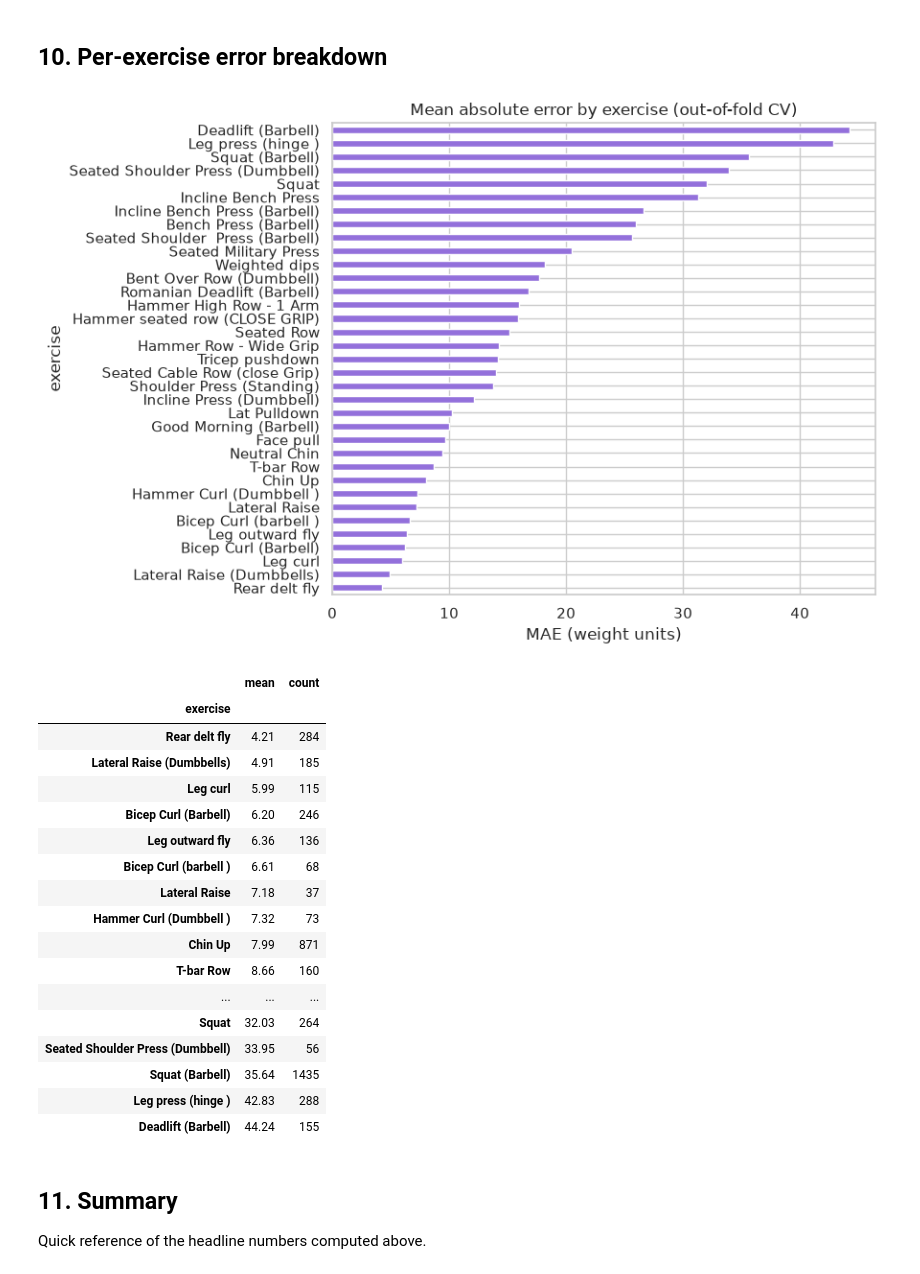
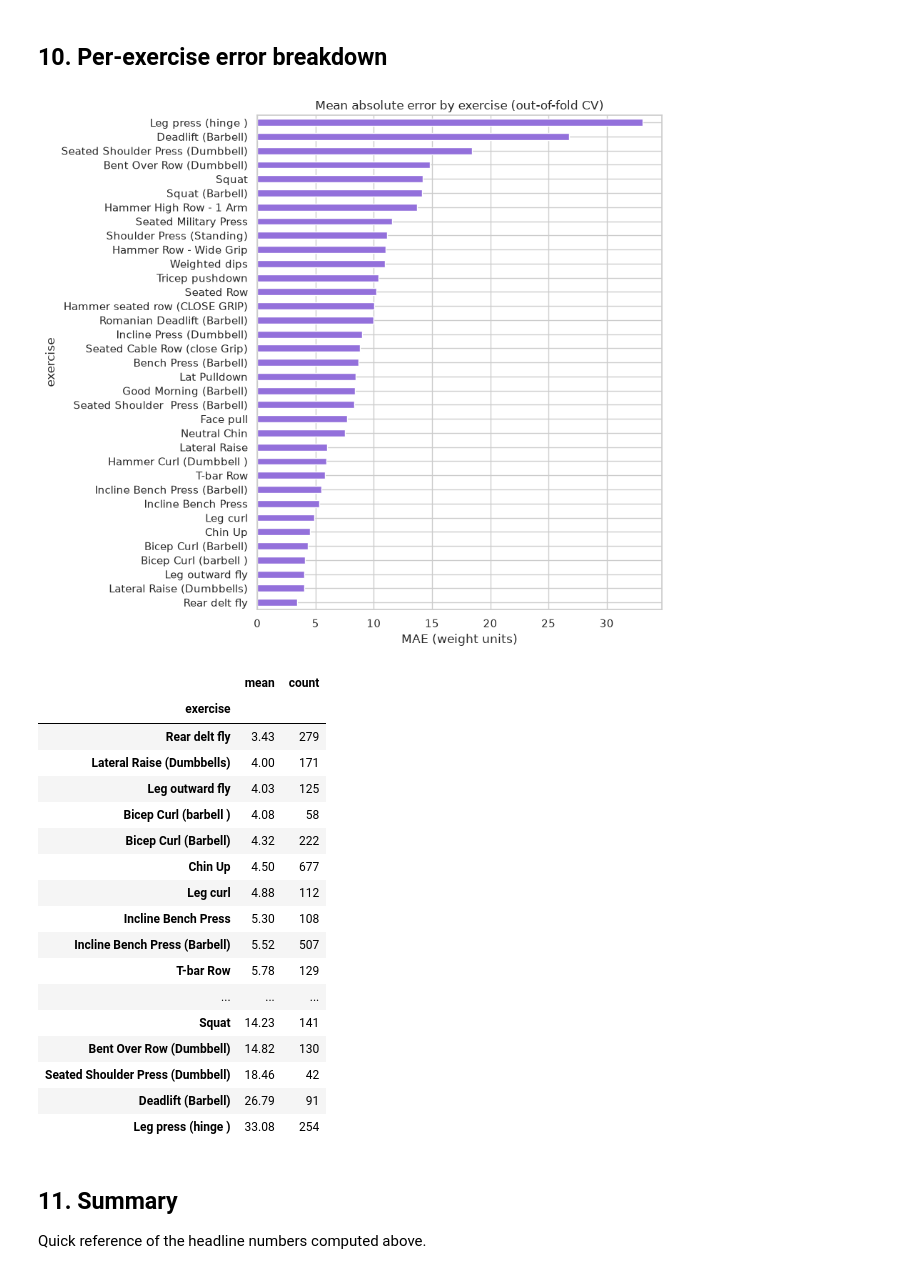
Before and after one commit to Agrovate/workout-ai, a Jupyter notebook: model_metrics.ipynb, the cells around one changed output. Drawn from its saved outputs; the diff is of its cells as text; code cells hidden in the pictures.

```diff
--- a/model_metrics.ipynb
+++ b/model_metrics.ipynb
@@ -253,16 +262,20 @@ plt.show()
 # %%
+from sklearn.model_selection import GroupKFold
+
 assert len(y_arr) >= MIN_TRAIN_SAMPLES, "Not enough data for ML mode — seed more workouts first."
 
 X = X_df.values
-cv_k = min(5, max(3, len(y_arr) // 20))
-kf = KFold(n_splits=cv_k, shuffle=True, random_state=42)
+groups = meta_df["session_id"].values
+cv_k = min(5, max(3, len(y_arr) // 20), meta_df["session_id"].nunique())
+gkf = GroupKFold(n_splits=cv_k)
+split = list(gkf.split(X, y_arr, groups))
 
-rmse_scores = -cross_val_score(_build_sklearn_pipeline(), X, y_arr, scoring="neg_root_mean_squared_error", cv=kf)
-mae_scores  = -cross_val_score(_build_sklearn_pipeline(), X, y_arr, scoring="neg_mean_absolute_error", cv=kf)
-r2_scores   =  cross_val_score(_build_sklearn_pipeline(), X, y_arr, scoring="r2", cv=kf)
+rmse_scores = -cross_val_score(_build_sklearn_pipeline(), X, y_arr, scoring="neg_root_mean_squared_error", cv=split)
+mae_scores  = -cross_val_score(_build_sklearn_pipeline(), X, y_arr, scoring="neg_mean_absolute_error", cv=split)
+r2_scores   =  cross_val_score(_build_sklearn_pipeline(), X, y_arr, scoring="r2", cv=split)
 
 metrics_df = pd.DataFrame({"RMSE": rmse_scores, "MAE": mae_scores, "R2": r2_scores})
-metrics_df.index.name = f"fold (k={cv_k})"
+metrics_df.index.name = f"fold (k={cv_k}, grouped by session)"
 metrics_df.loc["mean"] = metrics_df.mean()
 metrics_df.loc["std"]  = metrics_df.iloc[:-1].std()
 metrics_df.round(3)
@@ -279,5 +292,5 @@ metrics_df.round(3)
 # %%
-y_pred_cv = cross_val_predict(_build_sklearn_pipeline(), X, y_arr, cv=kf)
+y_pred_cv = cross_val_predict(_build_sklearn_pipeline(), X, y_arr, cv=split)
 
 fig, axes = plt.subplots(1, 2, figsize=(14, 5.5))
 
@@ -293,7 +306,7 @@ residuals = y_pred_cv - y_arr
 sns.histplot(residuals, bins=30, ax=axes[1], color="slateblue")
 axes[1].axvline(0, color="red", linestyle="--")
 axes[1].set_title(f"Residuals (mean={residuals.mean():.2f}, std={residuals.std():.2f})")
-axes[1].set_xlabel("Predicted − actual")
+axes[1].set_xlabel("Predicted - actual")
 
 plt.tight_layout()
 fig.savefig(PLOTS_DIR / "predicted_vs_actual_and_residuals.png", dpi=150, bbox_inches="tight")
@@ -368,59 +395,44 @@ plt.show()
 # %% [markdown]
 ## 10. Per-exercise error breakdown
 # %%
-ex_names = [str(r.get("exercise_name") or "") for r in records if r.get("weight") is not None]
-# align exercise names to X/y rows: build_training_dataset iterates per-exercise in insertion
-# order, so recompute alongside to keep indices in sync.
-from app.ml.features import build_training_dataset as _btd
-
-by_exercise = {}
-for r in records:
-    ex = str(r.get("exercise_name") or "")
-    if ex:
-        by_exercise.setdefault(ex, []).append(r)
-
-row_exercise = []
-for ex, recs in by_exercise.items():
-    recs_sorted = sorted(recs, key=lambda r: (str(r.get("date") or ""), int(r.get("set_order") or 0)))
-    for i, rec in enumerate(recs_sorted):
-        if rec.get("weight") is None or i == 0:
-            continue
-        row_exercise.append(ex)
-
-err_df = pd.DataFrame({"exercise": row_exercise, "actual": y_arr, "predicted": y_pred_cv})
+err_df = pd.DataFrame({
+    "exercise": meta_df["exercise_name"].values,
+    "actual": y_arr,
+    "predicted": y_pred_cv,
+})
 err_df["abs_error"] = (err_df["predicted"] - err_df["actual"]).abs()
 
 per_ex = err_df.groupby("exercise")["abs_error"].agg(["mean", "count"]).sort_values("mean")
 
-fig, ax = plt.subplots(figsize=(9, 6))
+fig, ax = plt.subplots(figsize=(9, 8))
 per_ex["mean"].plot.barh(ax=ax, color="mediumpurple")
 ax.set_title("Mean absolute error by exercise (out-of-fold CV)")
 ax.set_xlabel("MAE (weight units)")
 plt.tight_layout()
 fig.savefig(PLOTS_DIR / "mae_by_exercise.png", dpi=150, bbox_inches="tight")
 plt.show()
 
 per_ex.round(2)
 # %% [output]
-[figure, old version]
+[figure, new version]
 |  | mean | count |
 | exercise |  |  |
-| Rear delt fly | 4.21 | 284 |
-| Lateral Raise (Dumbbells) | 4.91 | 185 |
-| Leg curl | 5.99 | 115 |
-| Bicep Curl (Barbell) | 6.20 | 246 |
-| Leg outward fly | 6.36 | 136 |
-| Bicep Curl (barbell ) | 6.61 | 68 |
-| Lateral Raise | 7.18 | 37 |
-| Hammer Curl (Dumbbell ) | 7.32 | 73 |
-| Chin Up | 7.99 | 871 |
-| T-bar Row | 8.66 | 160 |
+| Rear delt fly | 3.43 | 279 |
+| Lateral Raise (Dumbbells) | 4.00 | 171 |
+| Leg outward fly | 4.03 | 125 |
+| Bicep Curl (barbell ) | 4.08 | 58 |
+| Bicep Curl (Barbell) | 4.32 | 222 |
+| Chin Up | 4.50 | 677 |
+| Leg curl | 4.88 | 112 |
+| Incline Bench Press | 5.30 | 108 |
+| Incline Bench Press (Barbell) | 5.52 | 507 |
+| T-bar Row | 5.78 | 129 |
 | ... | ... | ... |
-| Squat | 32.03 | 264 |
-| Seated Shoulder Press (Dumbbell) | 33.95 | 56 |
-| Squat (Barbell) | 35.64 | 1435 |
-| Leg press (hinge ) | 42.83 | 288 |
-| Deadlift (Barbell) | 44.24 | 155 |
+| Squat | 14.23 | 141 |
+| Bent Over Row (Dumbbell) | 14.82 | 130 |
+| Seated Shoulder Press (Dumbbell) | 18.46 | 42 |
+| Deadlift (Barbell) | 26.79 | 91 |
+| Leg press (hinge ) | 33.08 | 254 |
 # %% [markdown]
 ## 11. Summary
 
```
Also changed, not shown: parts of 9 cells of this notebook, 20 other files.
